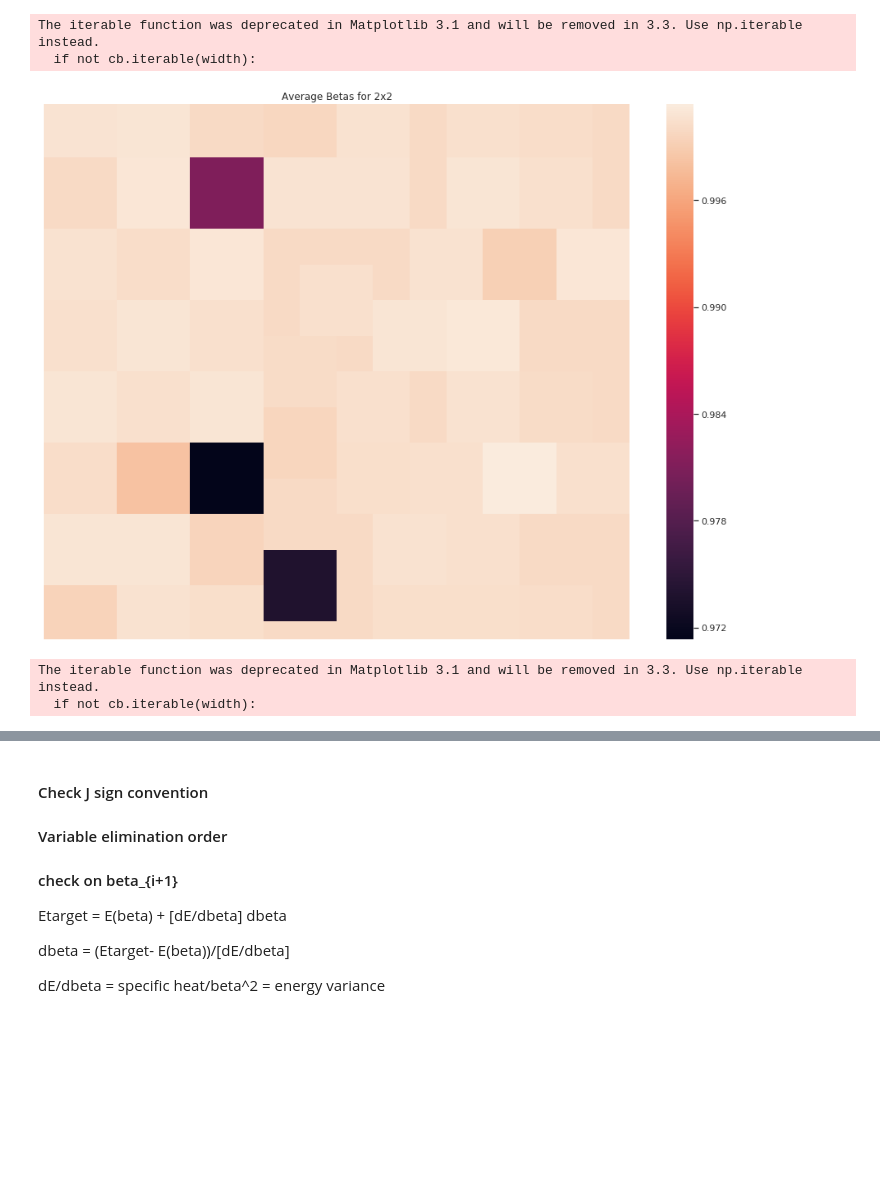
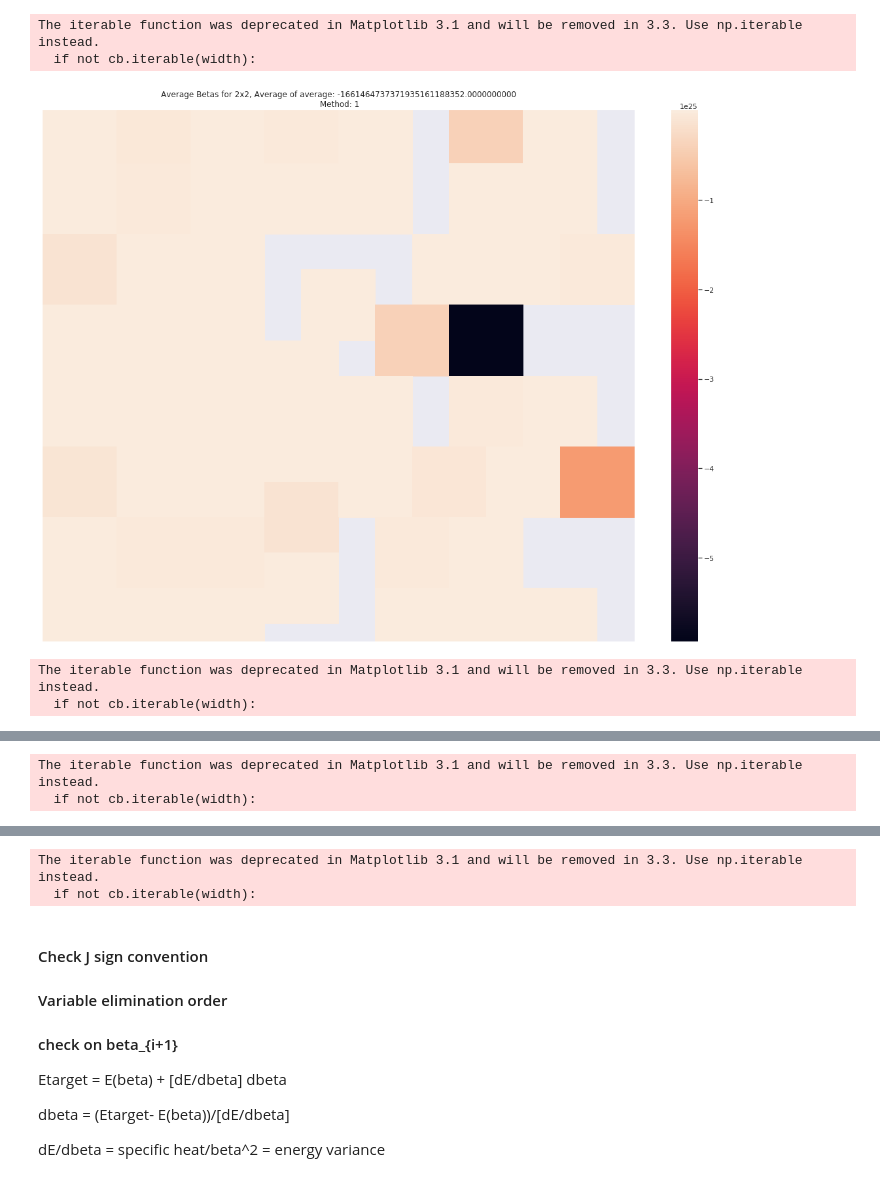
Before and after one commit to spock166/ima-dwave, a Jupyter notebook: notebooks/my_notebook.ipynb, the cells around one changed output, grey strips where cells are left out. Drawn from its saved outputs; the diff is of its cells as text; code cells hidden in the pictures; blank space fills up the shorter version.

Commit message:
Changes to notebook and some new figures

```diff
--- a/notebooks/my_notebook.ipynb
+++ b/notebooks/my_notebook.ipynb
@@ -26,16 +27,14 @@ from freeze import Tiling
 # %%
-examples = [[2,2],[3,2],[2,3],[3,3]]
-
-for example in examples:
-    rows = example[0]
-    cols = example[1]
+def make_heatmap(nrows, ncols, lrate, nsamples, normals, method):
+    rows = nrows
+    cols = ncols
     R = Tiling(sub_m=rows, sub_n=cols)
     # this is the 2 by 1 tiling
 
     _ = R.generate_ran_r_tiles()
     # generating tiles?
 
-    sample_size=500
+    sample_size=nsamples
     res = R.sample_tiling(num_reads=sample_size)
     # sampling the tiles
 
@@ -50,7 +49,7 @@ for example in examples:
         orang_sampler = OrangSampler()
         # this is the simulation
 
-        learning_rate = 0.01
+        learning_rate = lrate
 
         tile = R.tiles[i]
         # initializing tile
@@ -60,8 +59,14 @@ for example in examples:
         # computing stats: mean, standard deviation, and standard error
         # print(f'QPU energies = {res.record.energy}')
 
+        if normals == True:
+            betas = [1+np.random.normal(1)]
+        else:
+            betas = [1]
 
-        betas = [1]
+        last_qpu_mean_en = 1
+        last_mean_en = 1
+
         for i in range(sample_size):
             new_bqm = R._update_bqm(tile.bqm, betas[-1])
 
@@ -76,12 +81,19 @@ for example in examples:
 
         #     print(f'delta term = {(learning_rate / max(1, var_en)) * (qpu_mean_en - mean_en)}')
         #    beta1 = betas[-1] - (learning_rate / max(1, var_en)) * np.sign(qpu_mean_en - mean_en)
-            beta2 = betas[-1] - (learning_rate / max(1, var_en)) * (qpu_mean_en - mean_en)
+            if method == 1:
+                beta2 = betas[-1] - (learning_rate / max(1, var_en)) * (qpu_mean_en - mean_en)
+                betas.append(beta2)
+            elif method == 2:
+                beta3 = betas[-1] - (learning_rate / max(1, var_en**2)) * (qpu_mean_en - mean_en)**2
+                betas.append(beta3)
+
             # this is 'newtons method' the optimization technique
             # connection with quant. computer and my simulation on my computer
 
 
-            betas.append(beta2)
+
+
         beta_tiles.append(betas)
 
     #Calculate average beta for each tile
@@ -109,18 +121,25 @@ for example in examples:
                 tile_index = i
 
         if(not foundTile):
-            cell_average_beta[j] = 1.0
+            cell_average_beta[j] = np.nan
         else:
             cell_average_beta[j] = average_tile_beta[tile_index]
 
     cell_average_beta = np.array(cell_average_beta)
     cell_average_beta = np.reshape(cell_average_beta,(16,16))
 
-    ax = sns.heatmap(cell_average_beta).set_title("Average Betas for %dx%d"%(rows,cols))
+    #ax = sns.heatmap(cell_average_beta,annot = True, fmt = "0.2f").set_title("Average Betas for %dx%d, Average of average: %0.10f\n Method: %d"%(rows,cols,sum(average_tile_beta)/len(beta_tiles),method))
+    ax = sns.heatmap(cell_average_beta).set_title("Average Betas for %dx%d, Average of average: %0.10f\n Method: %d"%(rows,cols,sum(average_tile_beta)/len(beta_tiles),method))
+    ax.figure.tight_layout()
+    print()
     plt.show()
-# %% [output]
-The iterable function was deprecated in Matplotlib 3.1 and will be removed in 3.3. Use np.iterable instead.
-  if not cb.iterable(width):
-[figure, removed]
-The iterable function was deprecated in Matplotlib 3.1 and will be removed in 3.3. Use np.iterable instead.
-  if not cb.iterable(width):
+# %%
+for i in range(10):
+    make_heatmap(2,2,.1,500,False,1)
+    make_heatmap(2,2,.01,500,False,1)
+# %% [output]
+The iterable function was deprecated in Matplotlib 3.1 and will be removed in 3.3. Use np.iterable instead.
+  if not cb.iterable(width):
+[figure, added]
+The iterable function was deprecated in Matplotlib 3.1 and will be removed in 3.3. Use np.iterable instead.
+  if not cb.iterable(width):
@@ -126,0 +147,2 @@ The iterable function was deprecated in Matplotlib 3.1 and will be removed in 3.
+The iterable function was deprecated in Matplotlib 3.1 and will be removed in 3.3. Use np.iterable instead.
+  if not cb.iterable(width):
@@ -127,3 +150,5 @@ The iterable function was deprecated in Matplotlib 3.1 and will be removed in 3.
+The iterable function was deprecated in Matplotlib 3.1 and will be removed in 3.3. Use np.iterable instead.
+  if not cb.iterable(width):
 # %% [markdown]
 #### Check J sign convention
 #### Variable elimination order
```
Also changed, not shown: parts of 2 cells of this notebook, 8 other files.
